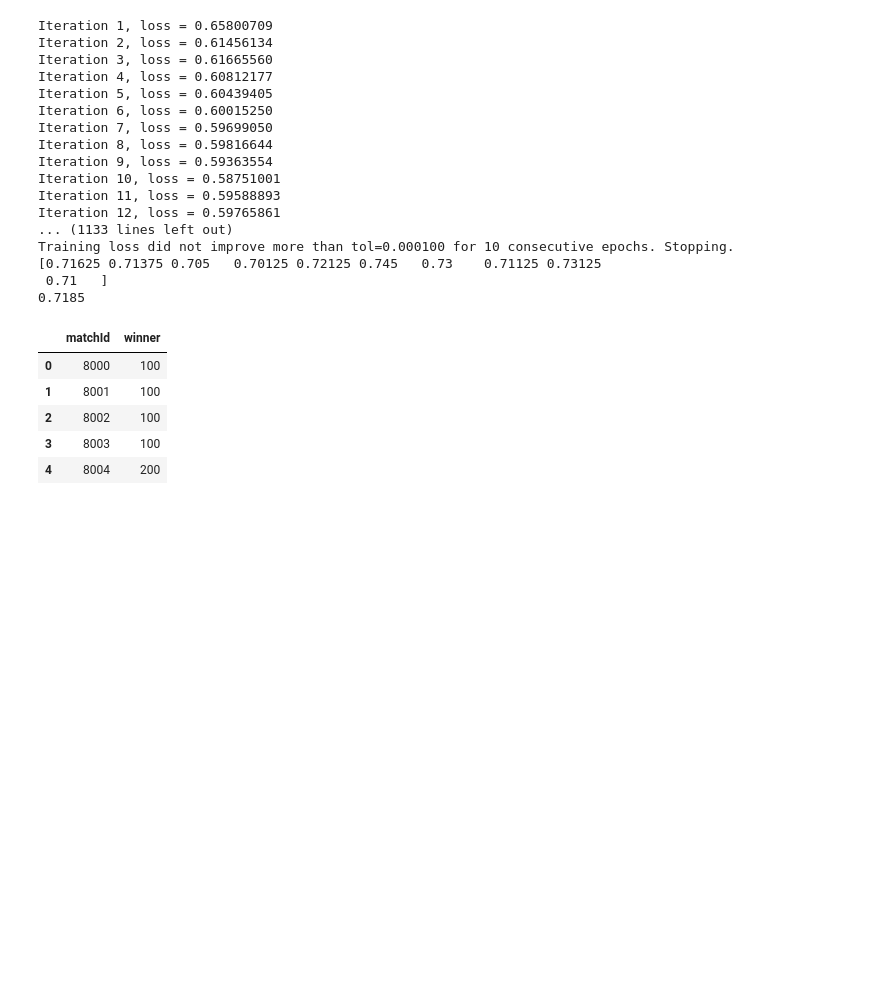
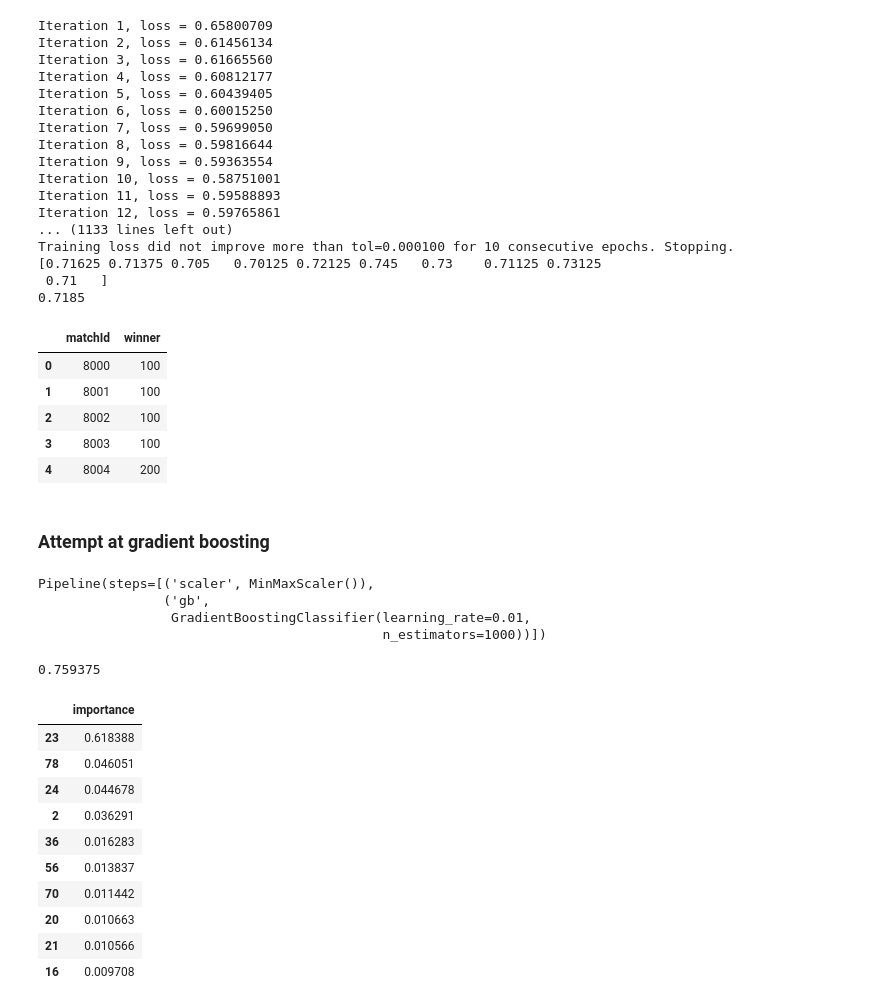
Before and after one commit to nss-data-science-cohort-6/kaggle_lol-elden-ring, a Jupyter notebook: notebooks/nn_prediction_models.ipynb, the cells around one changed output. Saved outputs shown, nothing was run; the diff lists cells and outputs as text; code cells hidden in the pictures; blank space fills up the shorter version.

Commit message:
tried out gradient boosting algorithm

```diff
--- a/notebooks/nn_prediction_models.ipynb
+++ b/notebooks/nn_prediction_models.ipynb
@@ -251,3 +251,5 @@ submission.head()
 | 4 | 8004 | 200 |
 # %%
 submission.to_csv('../data/submission_neural_network_hidden_layers4x100_alpha005_activtahn_2023_03_30.csv', index=False)
+# %% [markdown]
+### Attempt at gradient boosting
@@ -253,0 +299,40 @@ submission.to_csv('../data/submission_neural_network_hidden_layers4x100_alpha005
+# %%
+gbr = Pipeline(
+    steps = [
+        ('scaler', MinMaxScaler()),
+        ('gb', GradientBoostingClassifier(n_estimators = 1000, learning_rate=0.01))
+    ]
+)
+
+gbr.fit(X_train, y_train)
+# %% [output]
+Pipeline(steps=[('scaler', MinMaxScaler()),
+                ('gb',
+                 GradientBoostingClassifier(learning_rate=0.01,
+                                            n_estimators=1000))])
+# %%
+accuracy_score(
+    y_true = y_train,
+    y_pred = gbr.predict(X_train)
+)
+# %% [output]
+0.759375
+# %%
+importances = pd.DataFrame({
+
+    'importance': gbr['gb'].feature_importances_
+})
+
+importances.sort_values('importance', ascending = False).head(10)
+# %% [output]
+|  | importance |
+| 23 | 0.618388 |
+| 78 | 0.046051 |
+| 24 | 0.044678 |
+| 2 | 0.036291 |
+| 36 | 0.016283 |
+| 56 | 0.013837 |
+| 70 | 0.011442 |
+| 20 | 0.010663 |
+| 21 | 0.010566 |
+| 16 | 0.009708 |
```
Also changed, not shown: parts of 5 cells of this notebook.
